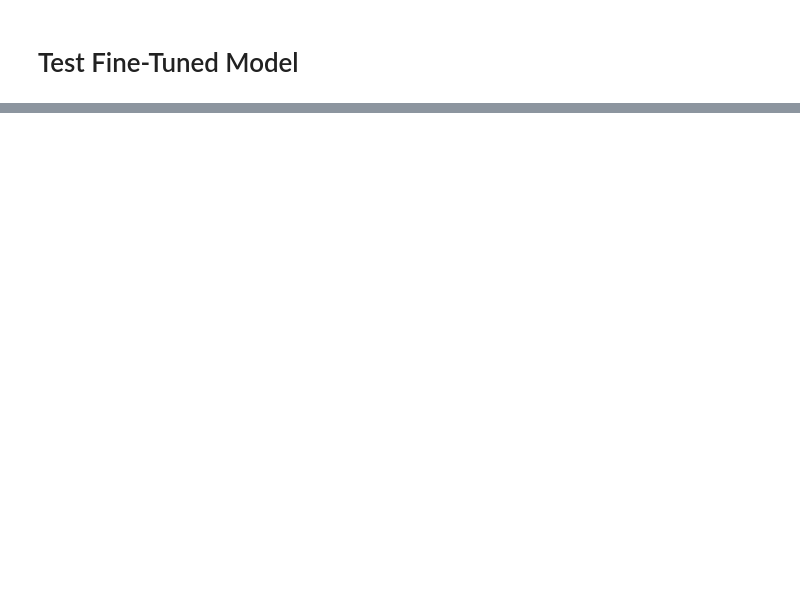
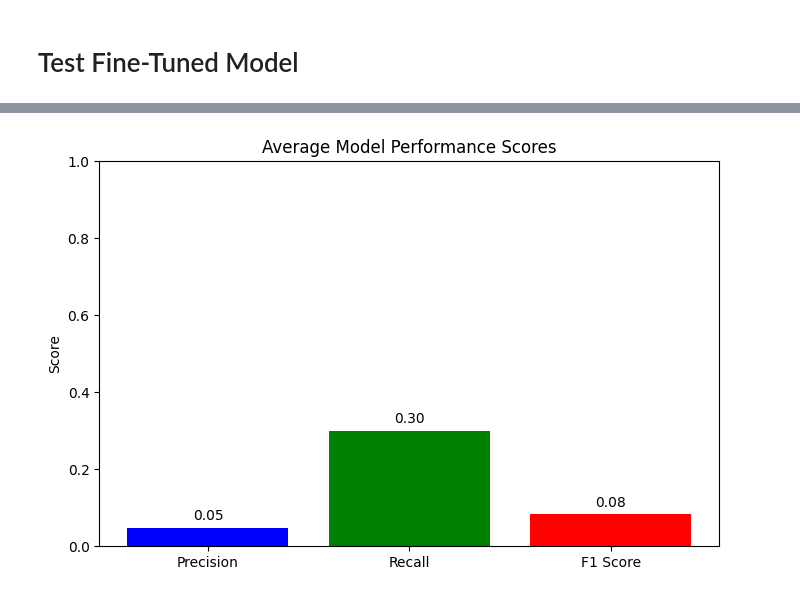
Before and after one commit to DotunOluyade/ShootingVideoClassifier, a Jupyter notebook: VideoAnomalyDetection.ipynb, the cells around one changed output, grey strips where cells are left out. Cells and saved outputs as stored; diff of their text form; code cells hidden in the pictures; blank space fills up the shorter version.

```diff
--- a/VideoAnomalyDetection.ipynb
+++ b/VideoAnomalyDetection.ipynb
@@ -747,0 +875,22 @@ print(f"Video is {'anomalous' if is_anomalous else 'normal'}")
+# %%
+import tensorflow as tf
+import numpy as np
+import os
+
+
+checkpoint_dir = "/content/drive/MyDrive/VideoAnomalyDetection/training_1"
+test_file_path = '/content/drive/MyDrive/VideoAnomalyDetection/data/UCF-Crime/Temporal_Anomaly_Annotation_for_Testing_Videos_2.txt'
+
+model = build_finetune_model()
+
+# Load the latest checkpoint
+latest_checkpoint = tf.train.latest_checkpoint(checkpoint_dir)
+
+# Check if there is any checkpoint available and load the model or weights
+if latest_checkpoint:
+    #If loading the entire model (architecture + weights)
+    #model = tf.keras.models.load_model(latest_checkpoint)
+    model.load_weights(latest_checkpoint)
+    print(f"Loaded weights from the latest checkpoint: {latest_checkpoint}")
+else:
+    print("No checkpoint found. Ensure your checkpoint directory is correct.")
@@ -747,0 +1160,25 @@ print(f"Video is {'anomalous' if is_anomalous else 'normal'}")
+# %%
+import matplotlib.pyplot as plt
+
+
+# Categories for the x-axis
+categories = ['Precision', 'Recall', 'F1 Score']
+
+# Average scores for the y-axis
+average_scores = [avg_precision, avg_recall, avg_f1]
+
+# Plotting
+plt.figure(figsize=(8, 5))
+plt.bar(categories, average_scores, color=['blue', 'green', 'red'])
+
+plt.title('Average Model Performance Scores')
+plt.ylabel('Score')
+plt.ylim(0, 1)  # Assuming scores are between 0 and 1
+
+# Display the actual score above each bar for clarity
+for i, score in enumerate(average_scores):
+    plt.text(i, score + 0.02, f"{score:.2f}", ha='center')
+
+plt.show()
+# %% [output]
+[figure, added]
```
Also changed, not shown: parts of 15 cells of this notebook.
